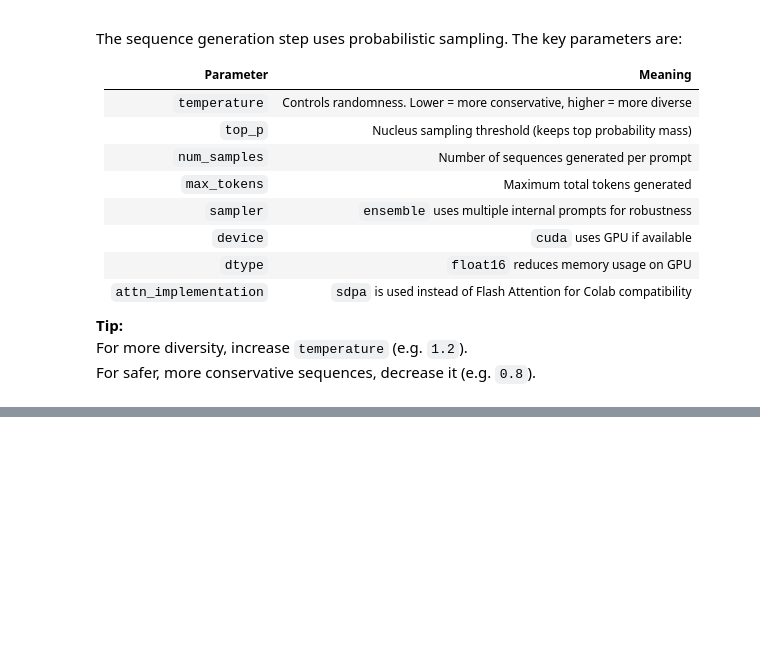
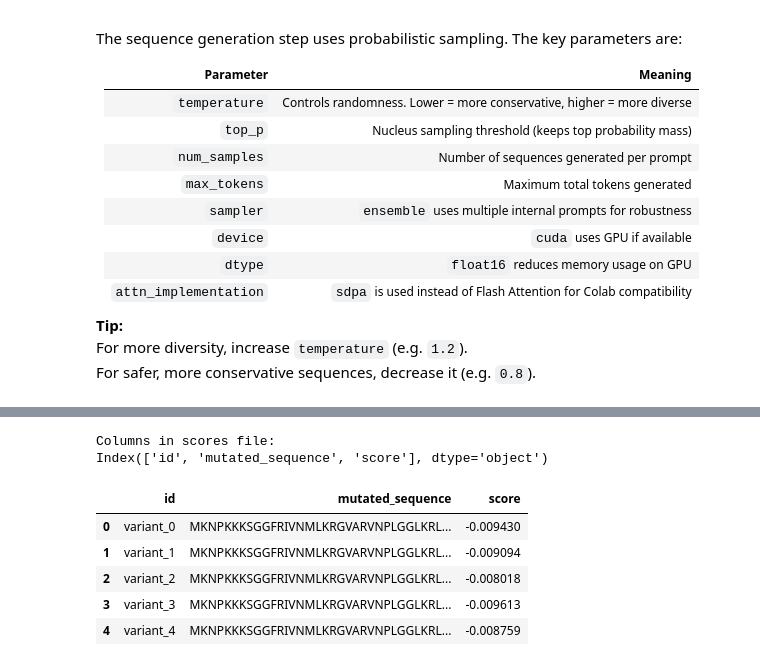
Before and after one commit to bordin89/ML4NGP_tutorials, a Jupyter notebook: ml4ngp_2_profam.ipynb, the cells around one changed output, grey strips where cells are left out. Saved outputs shown, nothing was run; the diff lists cells and outputs as text; code cells hidden in the pictures; blank space fills up the shorter version.

```diff
--- a/ml4ngp_2_profam.ipynb
+++ b/ml4ngp_2_profam.ipynb
@@ -1035,0 +1354,23 @@ NGLWidget()
+# %%
+#@title 🔎 Inspect ProFam scoring output columns
+
+import pandas as pd
+from pathlib import Path
+
+repo = Path("/content/profam_workshop/profam").resolve()
+scores_path = repo / "outputs" / "candidates_scores.csv"
+
+df_scores = pd.read_csv(scores_path)
+
+print("Columns in scores file:")
+print(df_scores.columns)
+df_scores.head()
+# %% [output]
+Columns in scores file:
+Index(['id', 'mutated_sequence', 'score'], dtype='object')
+|  | id | mutated_sequence | score |
+| 0 | variant_0 | MKNPKKKSGGFRIVNMLKRGVARVNPLGGLKRL... | -0.009430 |
+| 1 | variant_1 | MKNPKKKSGGFRIVNMLKRGVARVNPLGGLKRL... | -0.009094 |
+| 2 | variant_2 | MKNPKKKSGGFRIVNMLKRGVARVNPLGGLKRL... | -0.008018 |
+| 3 | variant_3 | MKNPKKKSGGFRIVNMLKRGVARVNPLGGLKRL... | -0.009613 |
+| 4 | variant_4 | MKNPKKKSGGFRIVNMLKRGVARVNPLGGLKRL... | -0.008759 |
```
Also changed, not shown: parts of 22 cells of this notebook.
